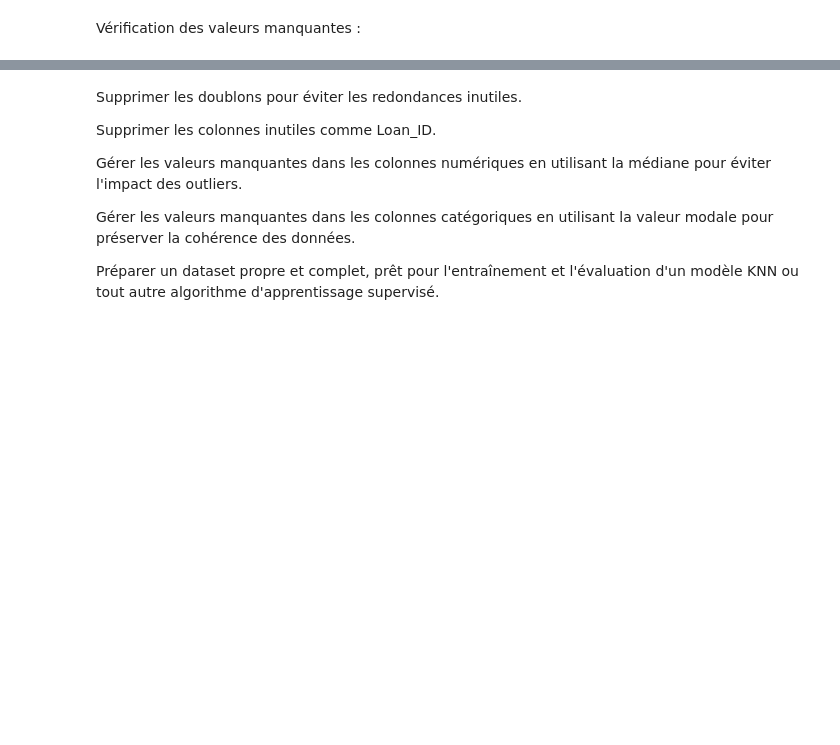
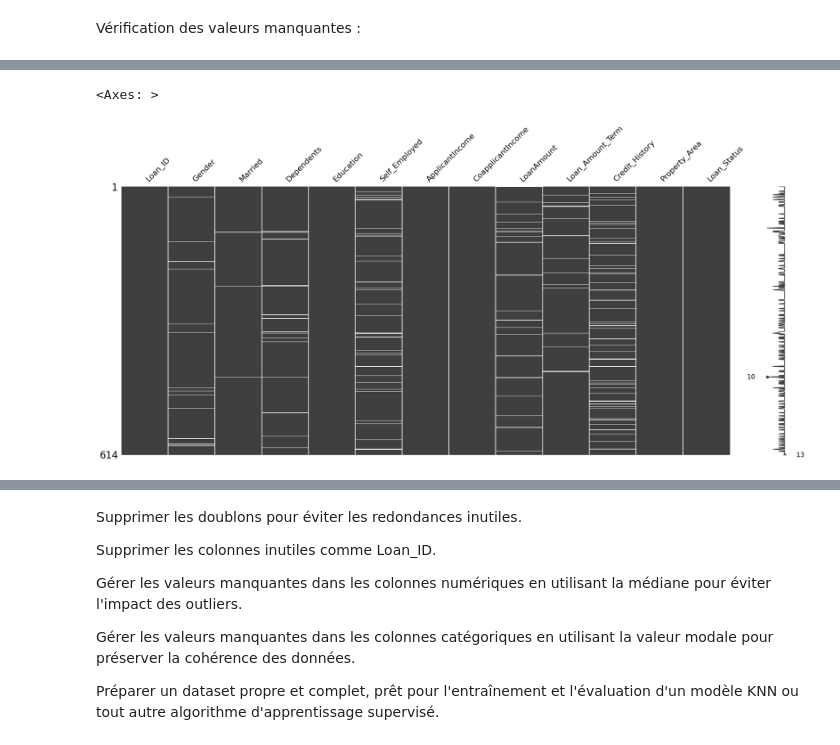
Before and after one commit to momodiagne/Machine-Learning, a Jupyter notebook: KNN_loan_prediction.ipynb, the cells around one changed output, grey strips where cells are left out. Cells and saved outputs as stored; diff of their text form; code cells hidden in the pictures; blank space fills up the shorter version.

```diff
--- a/KNN_loan_prediction.ipynb
+++ b/KNN_loan_prediction.ipynb
@@ -203,0 +238,5 @@ Vérification des valeurs manquantes :
+# %%
+msno.matrix(loan_train)
+# %% [output]
+<Axes: >
+[figure, added]
```
Also changed, not shown: parts of 30 cells of this notebook.
